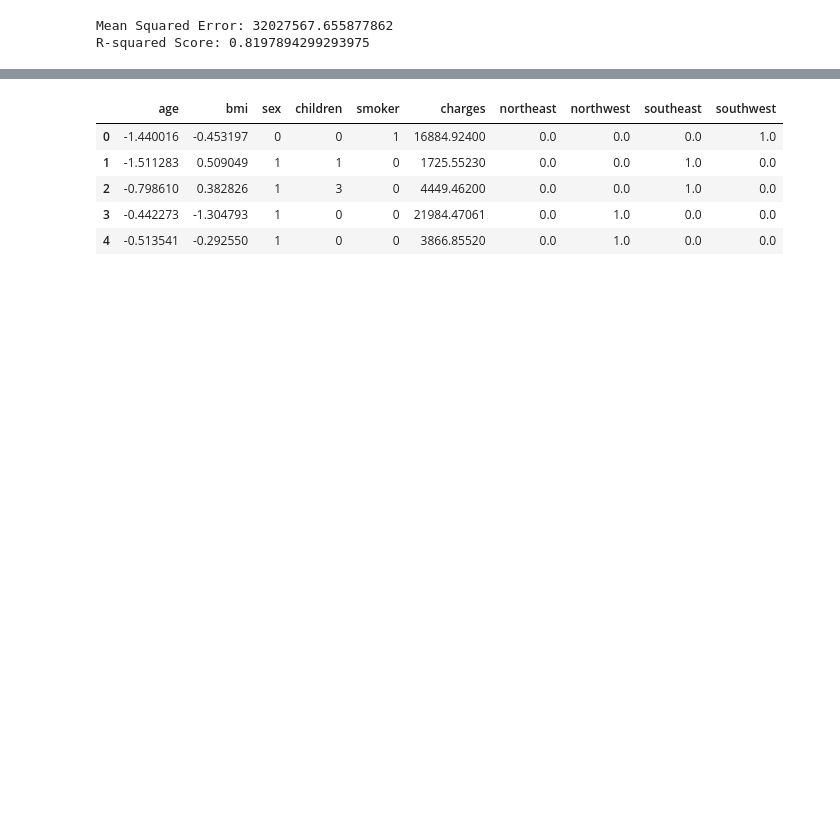
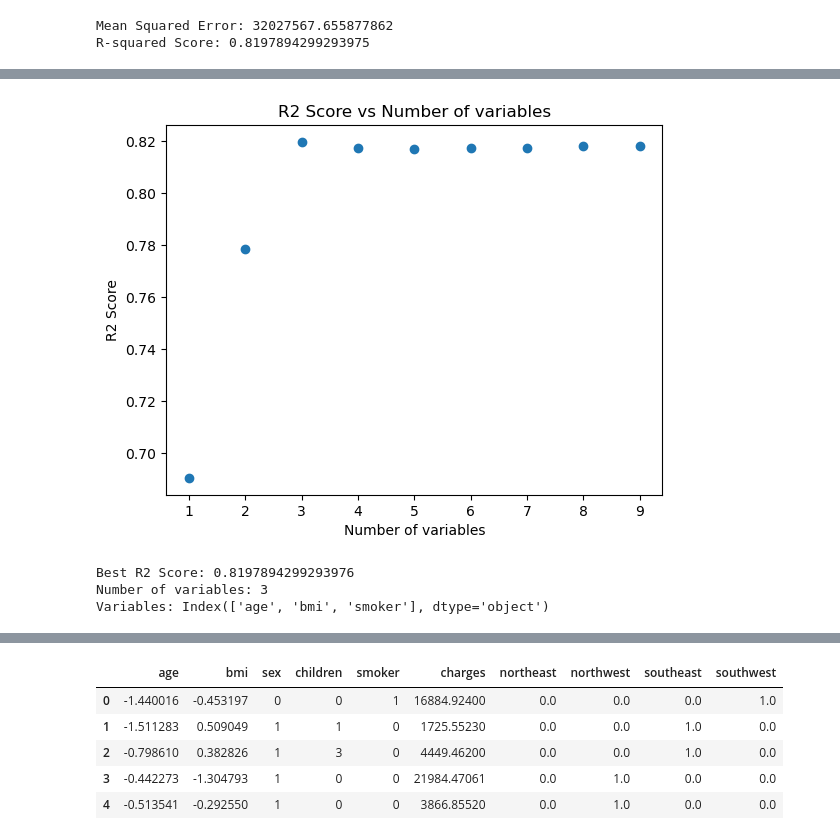
Before and after one commit to sacha-sz/SY09-Projet, a Jupyter notebook: linearRegression.ipynb, the cells around one changed output, grey strips where cells are left out. Cells and saved outputs as stored; diff of their text form; code cells hidden in the pictures; blank space fills up the shorter version.

```diff
--- a/linearRegression.ipynb
+++ b/linearRegression.ipynb
@@ -183,0 +200,38 @@ Selected Features: Index(['age', 'bmi', 'smoker'], dtype='object')
+# %%
+# trouver les meilleurs varible pour la regression:
+
+from sklearn.feature_selection import SelectKBest
+from sklearn.feature_selection import f_regression
+
+X = df.drop(columns=["charges"])
+y = df["charges"]
+
+r2_scores = []
+support = []
+for i in range(1, len(X.columns)+1):
+    selector = SelectKBest(score_func=f_regression, k=i)
+    selector.fit(X, y)
+    X_new = selector.transform(X)
+    X_train, X_test, y_train, y_test = train_test_split(X_new, y, test_size=0.2, random_state=42)
+    model = LinearRegression()
+    model.fit(X_train, y_train)
+    y_pred = model.predict(X_test)
+    r2 = r2_score(y_test, y_pred)
+    r2_scores.append(r2)
+    support.append(selector.get_support())
+
+# R2 en fonction du nombre de variables
+plt.scatter(range(1, len(X.columns)+1), r2_scores)
+plt.xlabel("Number of variables")
+plt.ylabel("R2 Score")
+plt.title("R2 Score vs Number of variables")
+plt.show()
+
+print("Best R2 Score:", max(r2_scores))
+print("Number of variables:", r2_scores.index(max(r2_scores))+1)
+print("Variables:", X.columns[support[r2_scores.index(max(r2_scores))]])
+# %% [output]
+[figure, added]
+Best R2 Score: 0.8197894299293976
+Number of variables: 3
+Variables: Index(['age', 'bmi', 'smoker'], dtype='object')
```
Also changed, not shown: parts of 18 cells of this notebook, 2 other files.
